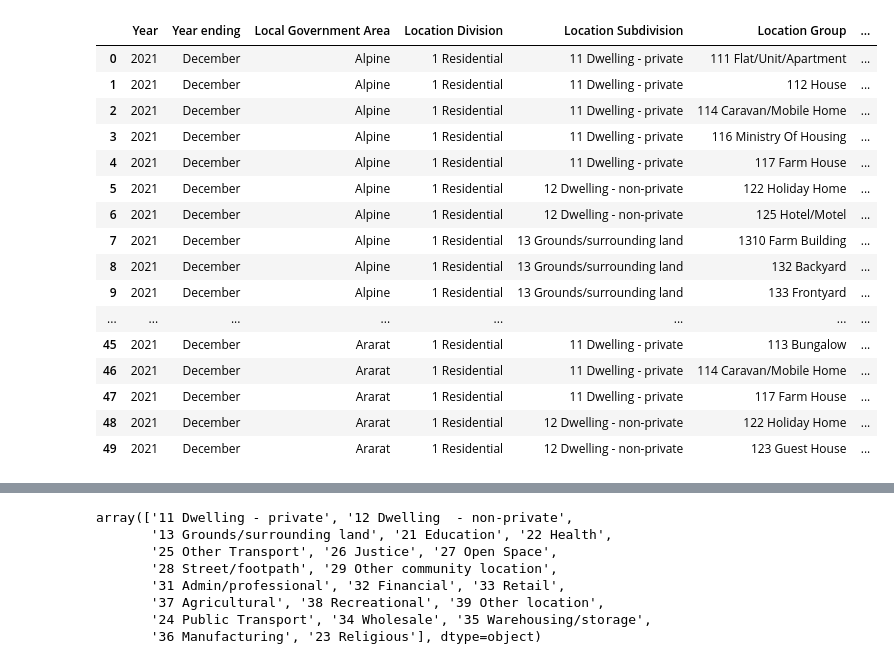
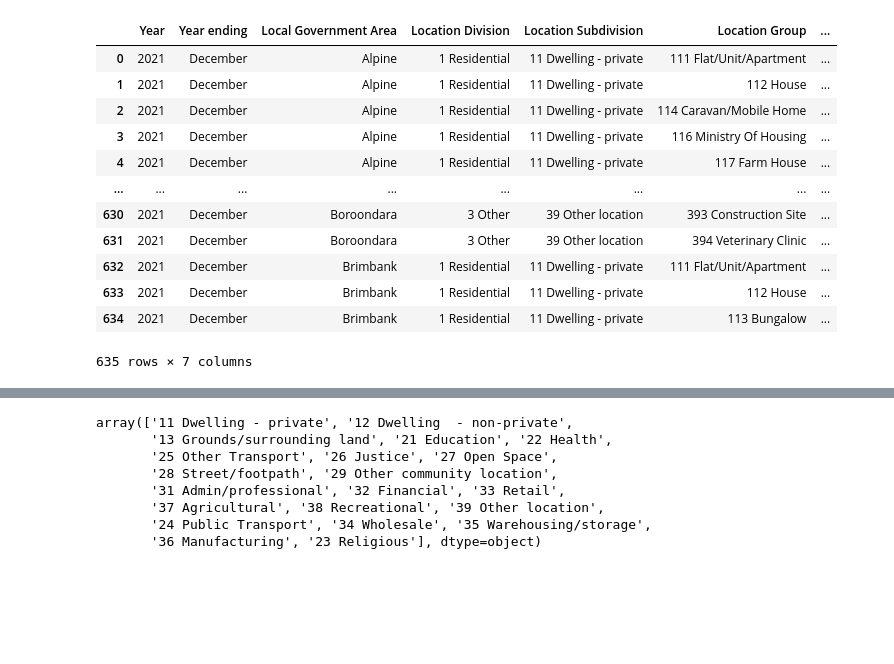
Before and after one commit to amir-motlagh/Project-01, a Jupyter notebook: Project 1.ipynb, the cells around one changed output, grey strips where cells are left out. Saved outputs shown, nothing was run; the diff lists cells and outputs as text; code cells hidden in the pictures; blank space fills up the shorter version.

```diff
--- a/Project 1.ipynb
+++ b/Project 1.ipynb
@@ -8,22 +8,20 @@ import numpy as np
 setting_of_crime = "../Data Analytics Bootcamp/Setting of Crime.csv"
 # %%
 setting_of_crime_df = pd.read_csv(setting_of_crime, encoding="utf-8")
-setting_of_crime_df.head(50)
+setting_of_crime_df["Offence Count"] = pd.to_numeric(setting_of_crime_df["Offence Count"],errors = "coerce")
+setting_of_crime_df["Offence Count"] = setting_of_crime_df["Offence Count"].replace(np.nan, 0)
+setting_of_crime_df.head(635)
 # %% [output]
 |  | Year | Year ending | Local Government Area | Location Division | Location Subdivision | Location Group | ... |
 | 0 | 2021 | December | Alpine | 1 Residential | 11 Dwelling - private | 111 Flat/Unit/Apartment | ... |
 | 1 | 2021 | December | Alpine | 1 Residential | 11 Dwelling - private | 112 House | ... |
 | 2 | 2021 | December | Alpine | 1 Residential | 11 Dwelling - private | 114 Caravan/Mobile Home | ... |
 | 3 | 2021 | December | Alpine | 1 Residential | 11 Dwelling - private | 116 Ministry Of Housing | ... |
 | 4 | 2021 | December | Alpine | 1 Residential | 11 Dwelling - private | 117 Farm House | ... |
-| 5 | 2021 | December | Alpine | 1 Residential | 12 Dwelling - non-private | 122 Holiday Home | ... |
-| 6 | 2021 | December | Alpine | 1 Residential | 12 Dwelling - non-private | 125 Hotel/Motel | ... |
-| 7 | 2021 | December | Alpine | 1 Residential | 13 Grounds/surrounding land | 1310 Farm Building | ... |
-| 8 | 2021 | December | Alpine | 1 Residential | 13 Grounds/surrounding land | 132 Backyard | ... |
-| 9 | 2021 | December | Alpine | 1 Residential | 13 Grounds/surrounding land | 133 Frontyard | ... |
 | ... | ... | ... | ... | ... | ... | ... | ... |
-| 45 | 2021 | December | Ararat | 1 Residential | 11 Dwelling - private | 113 Bungalow | ... |
-| 46 | 2021 | December | Ararat | 1 Residential | 11 Dwelling - private | 114 Caravan/Mobile Home | ... |
-| 47 | 2021 | December | Ararat | 1 Residential | 11 Dwelling - private | 117 Farm House | ... |
-| 48 | 2021 | December | Ararat | 1 Residential | 12 Dwelling - non-private | 122 Holiday Home | ... |
-| 49 | 2021 | December | Ararat | 1 Residential | 12 Dwelling - non-private | 123 Guest House | ... |
+| 630 | 2021 | December | Boroondara | 3 Other | 39 Other location | 393 Construction Site | ... |
+| 631 | 2021 | December | Boroondara | 3 Other | 39 Other location | 394 Veterinary Clinic | ... |
+| 632 | 2021 | December | Brimbank | 1 Residential | 11 Dwelling - private | 111 Flat/Unit/Apartment | ... |
+| 633 | 2021 | December | Brimbank | 1 Residential | 11 Dwelling - private | 112 House | ... |
+| 634 | 2021 | December | Brimbank | 1 Residential | 11 Dwelling - private | 113 Bungalow | ... |
+635 rows × 7 columns
```
Also changed, not shown: parts of 23 cells of this notebook.
